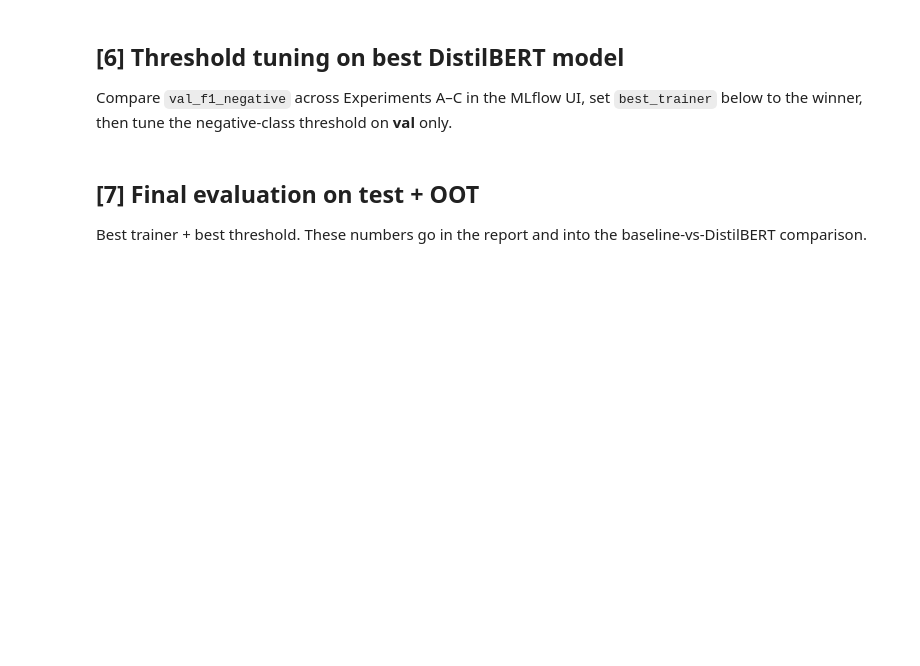
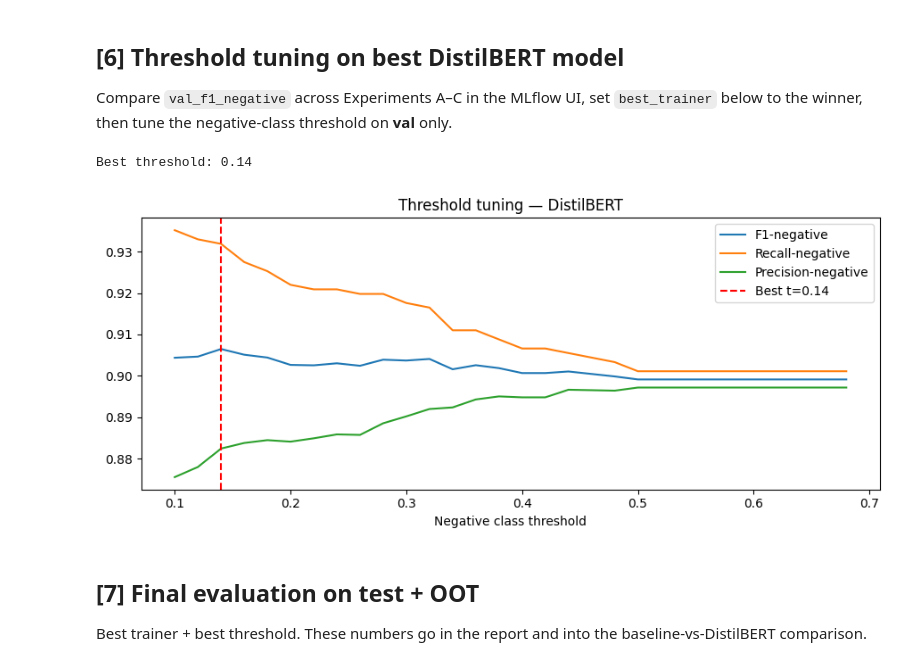
Before and after one commit to ZharlieSineFine/Machine-Learning-Engineering-Group-9-Social-Listener, a Jupyter notebook: notebooks/02_distilbert_tuning.ipynb, the cells around one changed output. Saved outputs shown, nothing was run; the diff lists cells and outputs as text; code cells hidden in the pictures; blank space fills up the shorter version.

```diff
--- a/notebooks/02_distilbert_tuning.ipynb
+++ b/notebooks/02_distilbert_tuning.ipynb
@@ -459,7 +577,7 @@ Compare `val_f1_negative` across Experiments A–C in the MLflow UI, set `best_t
 below to the winner, then tune the negative-class threshold on **val** only.
 # %%
 # Replace with whichever trainer won on val_f1_negative in MLflow
-best_trainer = weighted_trainer   # update after reviewing MLflow
+# best_trainer = weighted_trainer   # update after reviewing MLflow
 
 # Softmax probabilities on the val set
 val_logits = best_trainer.predict(val_ds).predictions
@@ -467,33 +585,36 @@ val_probs = torch.softmax(torch.tensor(val_logits), dim=-1).numpy()
 val_probs_neg = val_probs[:, NEG_IDX]
 val_base_preds = np.argmax(val_probs, axis=-1)
 
 thresholds = np.arange(0.10, 0.70, 0.02)
 results = []
 for t in thresholds:
     preds = np.where(val_probs_neg >= t, NEG_IDX, val_base_preds)
     results.append({
         "threshold":          t,
         "f1_negative":        f1_score(y_val, preds, labels=[NEG_IDX], average="macro"),
         "recall_negative":    recall_score(y_val, preds, labels=[NEG_IDX], average="macro"),
         "precision_negative": precision_score(y_val, preds, labels=[NEG_IDX], average="macro"),
     })
 
 results_df = pd.DataFrame(results)
 best_threshold = results_df.loc[results_df.f1_negative.idxmax(), "threshold"]
 print(f"Best threshold: {best_threshold:.2f}")
 
 plt.figure(figsize=(9, 4))
 plt.plot(results_df.threshold, results_df.f1_negative,        label="F1-negative")
 plt.plot(results_df.threshold, results_df.recall_negative,    label="Recall-negative")
 plt.plot(results_df.threshold, results_df.precision_negative, label="Precision-negative")
 plt.axvline(best_threshold, color="red", linestyle="--", label=f"Best t={best_threshold:.2f}")
 plt.xlabel("Negative class threshold")
 plt.legend()
 plt.title("Threshold tuning — DistilBERT")
 plt.tight_layout()
 threshold_plot_path = ROOT / "notebooks" / "distilbert_threshold_curve.png"
 plt.savefig(threshold_plot_path)
 plt.show()
+# %% [output]
+Best threshold: 0.14
+[figure, added]
 # %% [markdown]
 ## [7] Final evaluation on test + OOT
 
```
Also changed, not shown: parts of 8 cells of this notebook, 17 other files.
